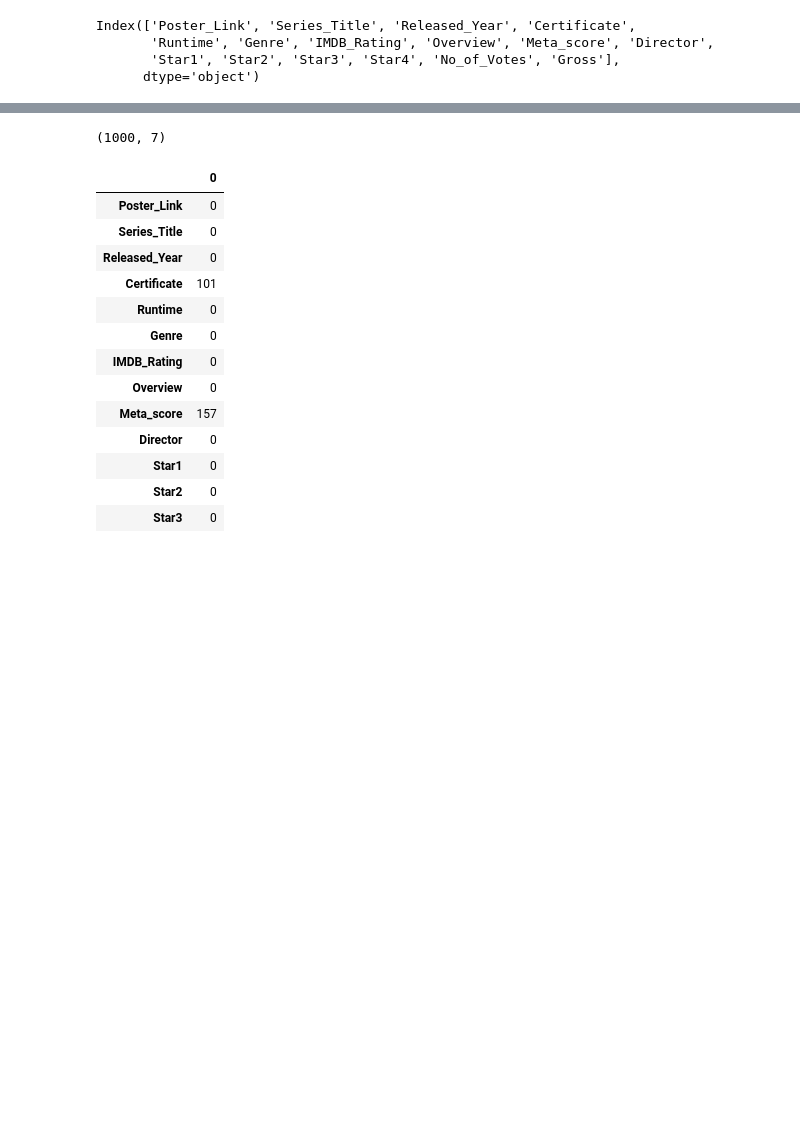
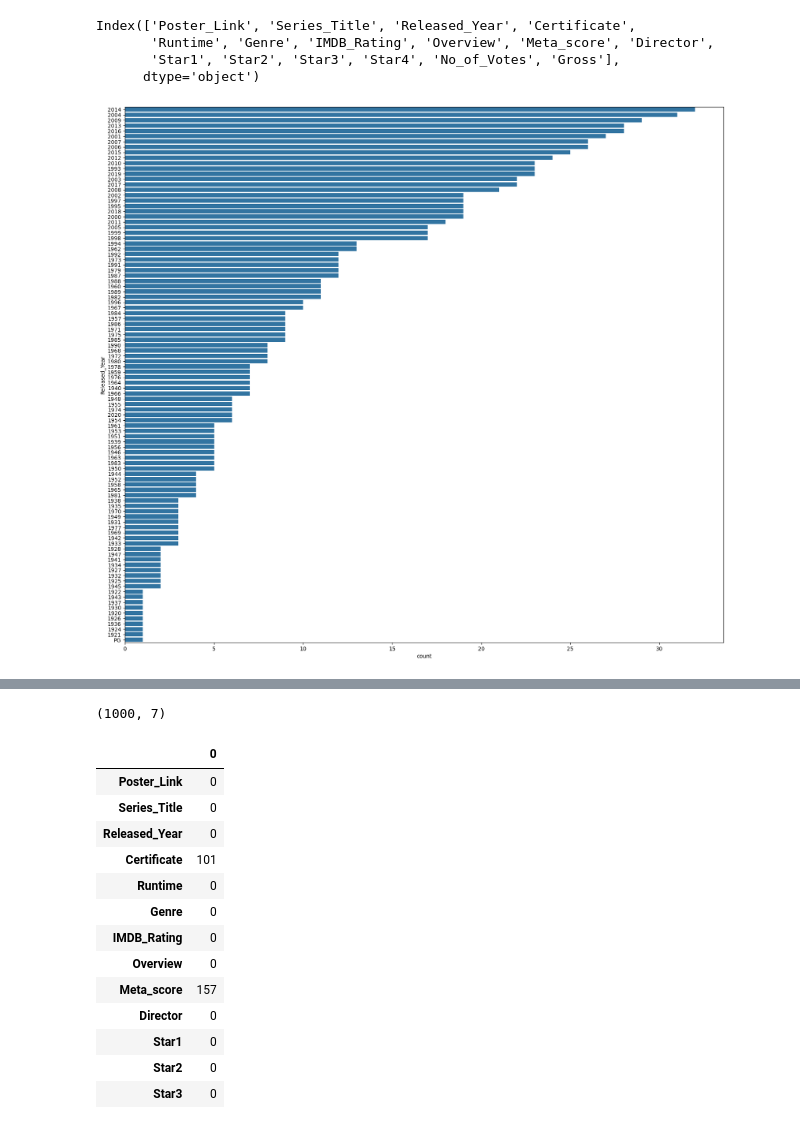
Before and after one commit to MudassirABBASSi/Recommendation-System-, a Jupyter notebook: Netflix_Movie_Recommendation_System.ipynb, the cells around one changed output, grey strips where cells are left out. Drawn from its saved outputs; the diff is of its cells as text; code cells hidden in the pictures; blank space fills up the shorter version.

```diff
--- a/Netflix_Movie_Recommendation_System.ipynb
+++ b/Netflix_Movie_Recommendation_System.ipynb
@@ -51,12 +51,14 @@ Index(['Poster_Link', 'Series_Title', 'Released_Year', 'Certificate',
        'Star1', 'Star2', 'Star3', 'Star4', 'No_of_Votes', 'Gross'],
       dtype='object')
 # %%
-# prompt: df['Released_Year'].value_counts().sns.barplot
 
-# import seaborn as sns
-# plt.figure(figsize=(20,18))
-# sns.barplot(df['Released_Year'].value_counts(),orient='h')
-# plt.show()
+
+import seaborn as sns
+plt.figure(figsize=(20,18))
+sns.barplot(df['Released_Year'].value_counts(),orient='h')
+plt.show()
+# %% [output]
+[figure, added]
 # %%
 data = df[['Series_Title','Director','Genre', 'Star1', 'Star2', 'Star3', 'Star4']]
 # %%
```
Also changed, not shown: parts of 30 cells of this notebook.
